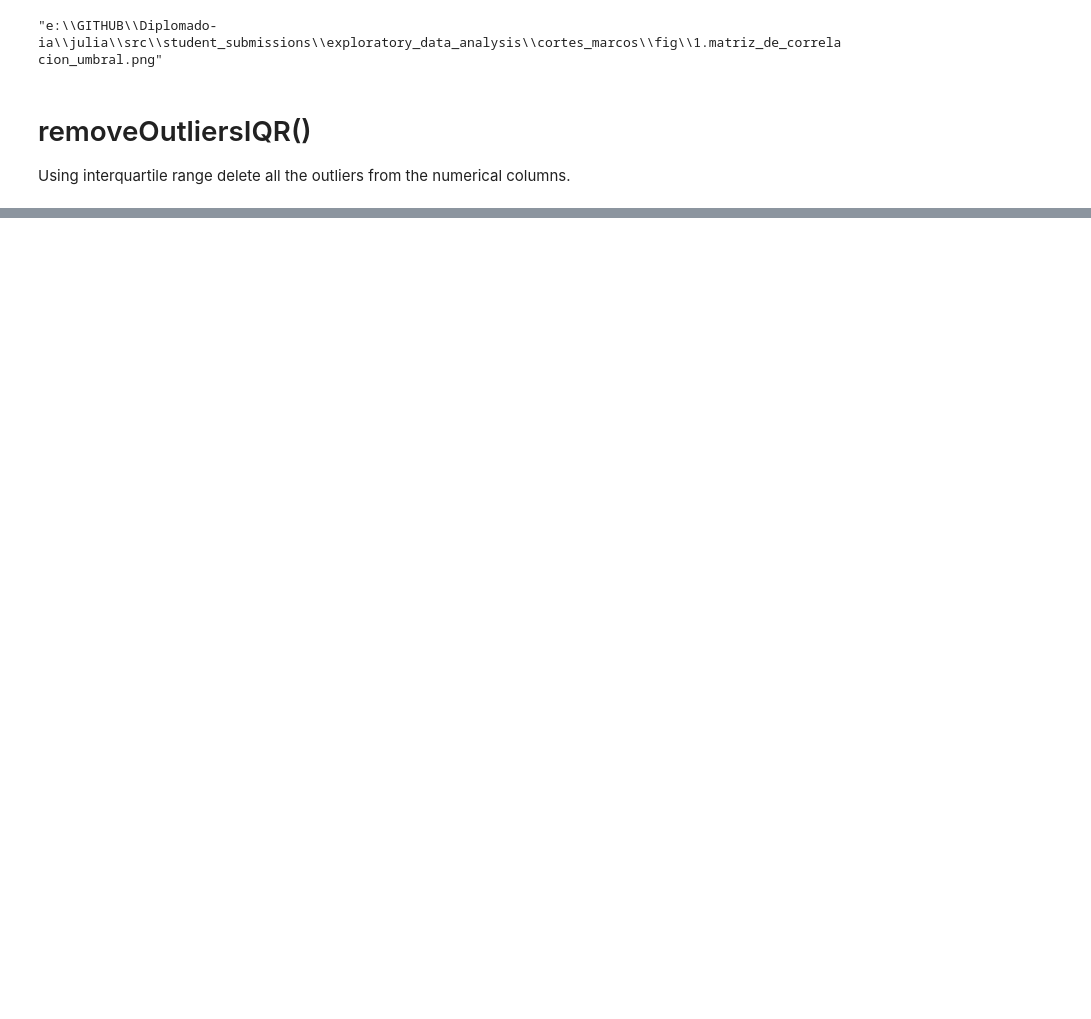
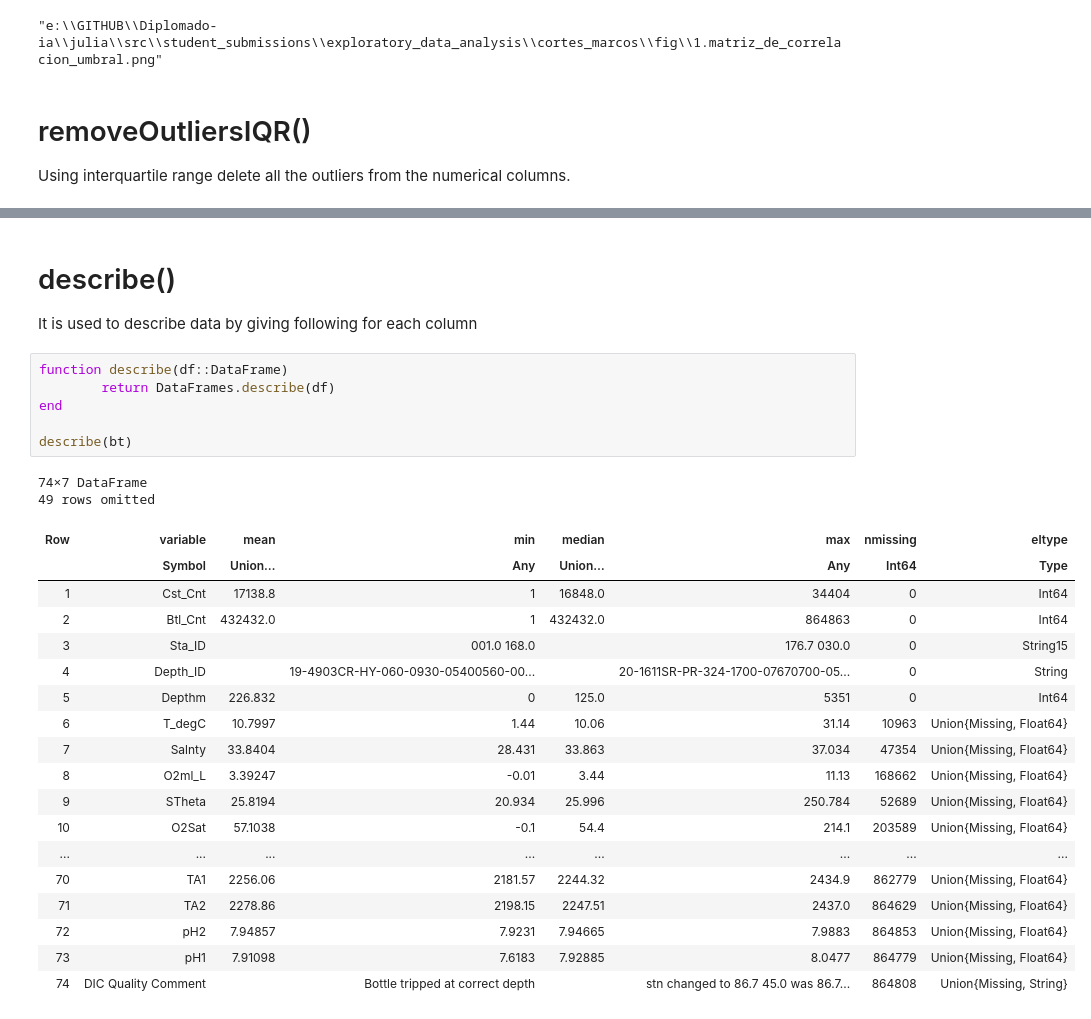
Before and after one commit to camachojua/diplomado-ia, a Jupyter notebook: julia/src/student_submissions/exploratory_data_analysis/cortes_marcos/1.EDA.ipynb, the cells around one changed output, grey strips where cells are left out. Cells and saved outputs as stored; diff of their text form; blank space fills up the shorter version.

```diff
--- a/julia/src/student_submissions/exploratory_data_analysis/cortes_marcos/1.EDA.ipynb
+++ b/julia/src/student_submissions/exploratory_data_analysis/cortes_marcos/1.EDA.ipynb
@@ -296,0 +396,31 @@ Using interquartile range delete all the outliers from the numerical columns.
+# %% [markdown]
+# describe()
+
+It is used to describe data by giving following for each column
+# %%
+function describe(df::DataFrame)
+        return DataFrames.describe(df)
+end
+
+describe(bt)
+# %% [output]
+74×7 DataFrame
+49 rows omitted
+| Row | variable | mean | min | median | max | nmissing | eltype |
+|  | Symbol | Union… | Any | Union… | Any | Int64 | Type |
+| 1 | Cst_Cnt | 17138.8 | 1 | 16848.0 | 34404 | 0 | Int64 |
+| 2 | Btl_Cnt | 432432.0 | 1 | 432432.0 | 864863 | 0 | Int64 |
+| 3 | Sta_ID |  | 001.0 168.0 |  | 176.7 030.0 | 0 | String15 |
+| 4 | Depth_ID |  | 19-4903CR-HY-060-0930-05400560-00... |  | 20-1611SR-PR-324-1700-07670700-05... | 0 | String |
+| 5 | Depthm | 226.832 | 0 | 125.0 | 5351 | 0 | Int64 |
+| 6 | T_degC | 10.7997 | 1.44 | 10.06 | 31.14 | 10963 | Union{Missing, Float64} |
+| 7 | Salnty | 33.8404 | 28.431 | 33.863 | 37.034 | 47354 | Union{Missing, Float64} |
+| 8 | O2ml_L | 3.39247 | -0.01 | 3.44 | 11.13 | 168662 | Union{Missing, Float64} |
+| 9 | STheta | 25.8194 | 20.934 | 25.996 | 250.784 | 52689 | Union{Missing, Float64} |
+| 10 | O2Sat | 57.1038 | -0.1 | 54.4 | 214.1 | 203589 | Union{Missing, Float64} |
+| ... | ... | ... | ... | ... | ... | ... | ... |
+| 70 | TA1 | 2256.06 | 2181.57 | 2244.32 | 2434.9 | 862779 | Union{Missing, Float64} |
+| 71 | TA2 | 2278.86 | 2198.15 | 2247.51 | 2437.0 | 864629 | Union{Missing, Float64} |
+| 72 | pH2 | 7.94857 | 7.9231 | 7.94665 | 7.9883 | 864853 | Union{Missing, Float64} |
+| 73 | pH1 | 7.91098 | 7.6183 | 7.92885 | 8.0477 | 864779 | Union{Missing, Float64} |
+| 74 | DIC Quality Comment |  | Bottle tripped at correct depth |  | stn changed to 86.7 45.0 was 86.7... | 864808 | Union{Missing, String} |
```
Also changed, not shown: parts of 12 cells of this notebook, 5 other files.
